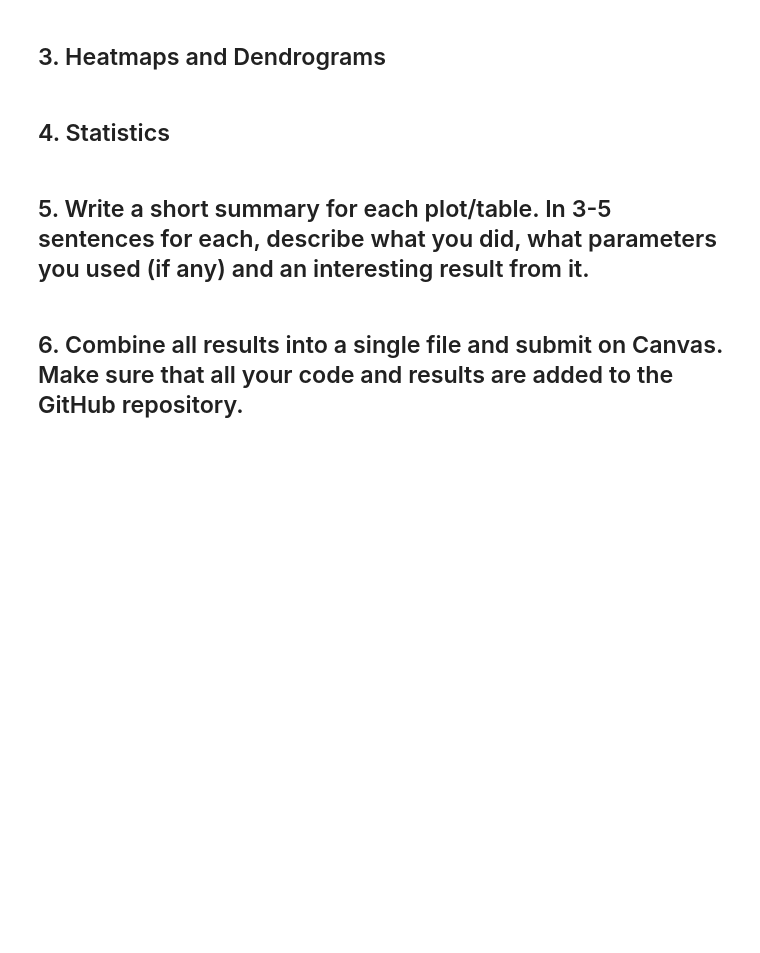
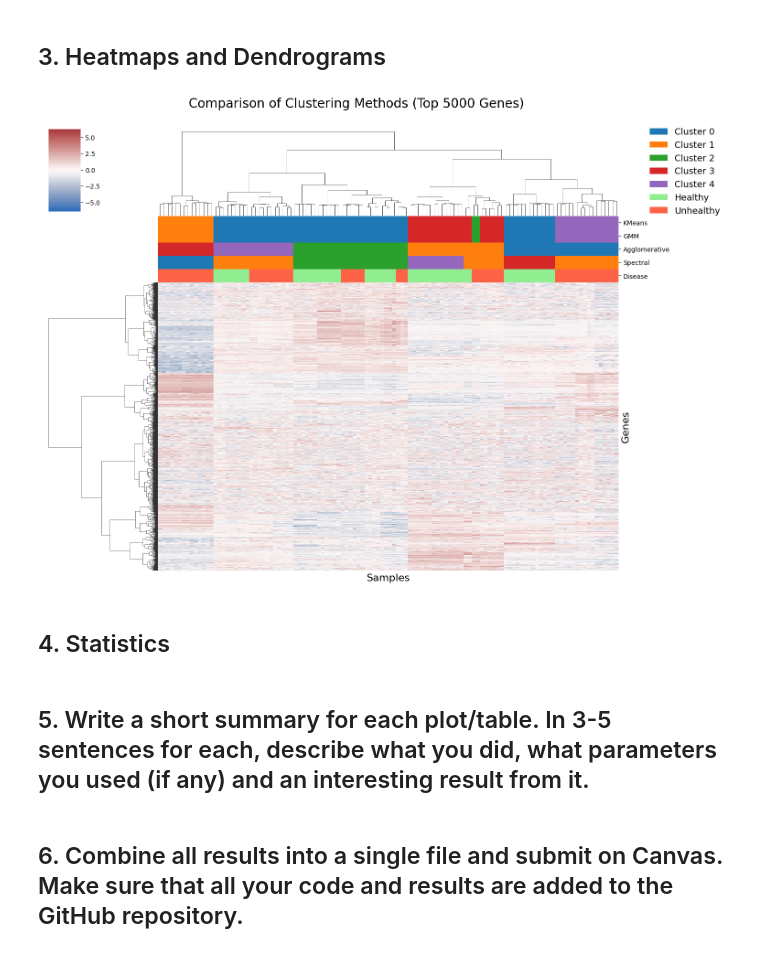
Before and after one commit to danielgeorge922/cgs4144_project, a Jupyter notebook: assn3/03_clustering.ipynb, the cells around one changed output. Cells and saved outputs as stored; diff of their text form; code cells hidden in the pictures; blank space fills up the shorter version.

```diff
--- a/assn3/03_clustering.ipynb
+++ b/assn3/03_clustering.ipynb
@@ -302,0 +416,11 @@ preference=10: 116 clusters found
+# %%
+spectral_labels_subsets = {}
+for n in subset_sizes:
+    spectral = SpectralClustering(n_clusters=5, affinity='nearest_neighbors', random_state=42)
+    labels = spectral.fit_predict(gene_subsets[n])
+    spectral_labels_subsets[n] = labels
+    print(f"Top {n} genes → {len(np.unique(labels))} clusters found")
+
+df_spectral_chi = compare_across_subsets(spectral_labels_subsets)
+print("\nSpectral: Chi-squared comparison of cluster membership across gene subsets:")
+display(df_spectral_chi)
@@ -303,5 +446,81 @@ preference=10: 116 clusters found
 # %% [markdown]
 ## 3. Heatmaps and Dendrograms
+# %%
+import seaborn as sns
+import matplotlib.pyplot as plt
+from matplotlib.patches import Patch
+import pandas as pd
+
+# --- Prepare annotations ---
+disease_status = meta.set_index("refinebio_accession_code").loc[
+    gene_subsets[5000].index, "refinebio_disease"
+].map(lambda x: "Healthy" if x == "ngt" else "Unhealthy")
+
+annotations = pd.DataFrame({
+    "KMeans": kmeans_labels_subsets[5000],
+    "GMM": gmm_labels_subsets[5000],
+    "Agglomerative": agg_labels_subsets[5000],
+    "Spectral": spectral_labels_subsets[5000],
+    "Disease": disease_status
+}, index=gene_subsets[5000].index)
+
+# --- Color palettes ---
+k = 5
+palette = sns.color_palette("tab10", n_colors=k)
+method_colors = {m: dict(zip(range(k), palette)) for m in ["KMeans", "GMM", "Agglomerative", "Spectral"]}
+disease_colors = {"Healthy": "lightgreen", "Unhealthy": "tomato"}
+
+row_colors = pd.DataFrame({
+    "KMeans": annotations["KMeans"].map(method_colors["KMeans"]),
+    "GMM": annotations["GMM"].map(method_colors["GMM"]),
+    "Agglomerative": annotations["Agglomerative"].map(method_colors["Agglomerative"]),
+    "Spectral": annotations["Spectral"].map(method_colors["Spectral"]),
+    "Disease": annotations["Disease"].map(disease_colors)
+})
+
+# --- Create clustermap ---
+cg = sns.clustermap(
+    gene_subsets[5000].T,  # genes as rows, samples as columns
+    col_colors=row_colors,
+    cmap="vlag",
+    metric="euclidean",
+    method="ward",
+    figsize=(14, 10),
+    xticklabels=False,
+    yticklabels=False
+)
+
+# --- Move title to whitespace above the plot ---
+cg.fig.suptitle("Comparison of Clustering Methods (Top 5000 Genes)", fontsize=20, y=1.05)
+
+# --- Axis labels with larger font ---
+cg.ax_heatmap.set_xlabel("Samples", fontsize=16)
+cg.ax_heatmap.set_ylabel("Genes", fontsize=16)
+
+# --- Build legend for clusters and disease status ---
+legend_patches = []
+
+# Cluster colors
+for val, color in enumerate(palette):
+    legend_patches.append(Patch(facecolor=color, label=f"Cluster {val}"))
+
+# Disease colors
+for status, color in disease_colors.items():
+    legend_patches.append(Patch(facecolor=color, label=status))
+
+# Place legend to the right with larger font
+cg.ax_col_dendrogram.legend(
+    handles=legend_patches,
+    loc="center left",
+    bbox_to_anchor=(1.05, 0.5),
+    frameon=False,
+    prop={"size": 14}  # increase legend font size
+)
+
+# --- Show plot ---
+plt.show()
+# %% [output]
+[figure, added]
 # %% [markdown]
 ## 4. Statistics
 # %% [markdown]
```
Also changed, not shown: parts of 31 cells of this notebook.
